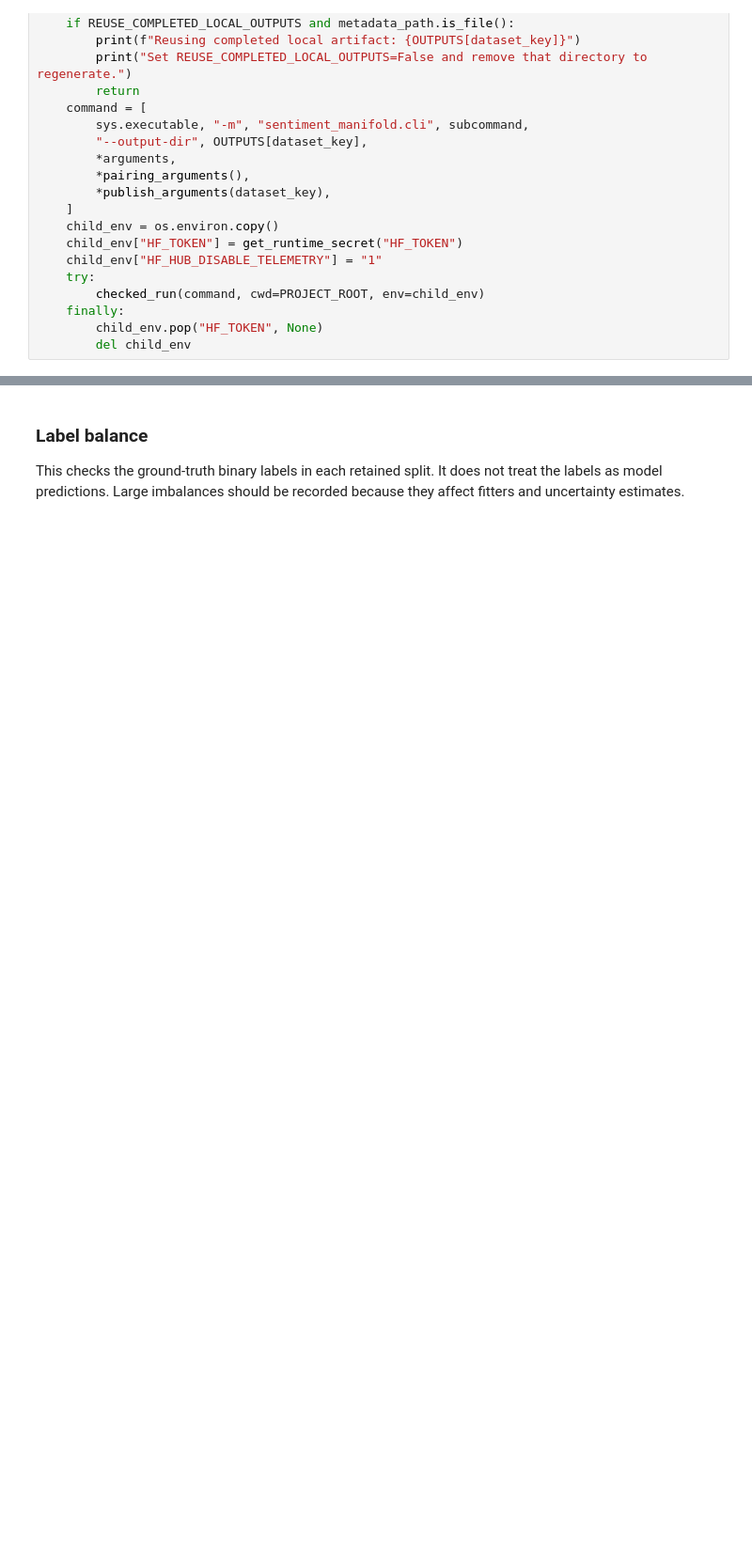
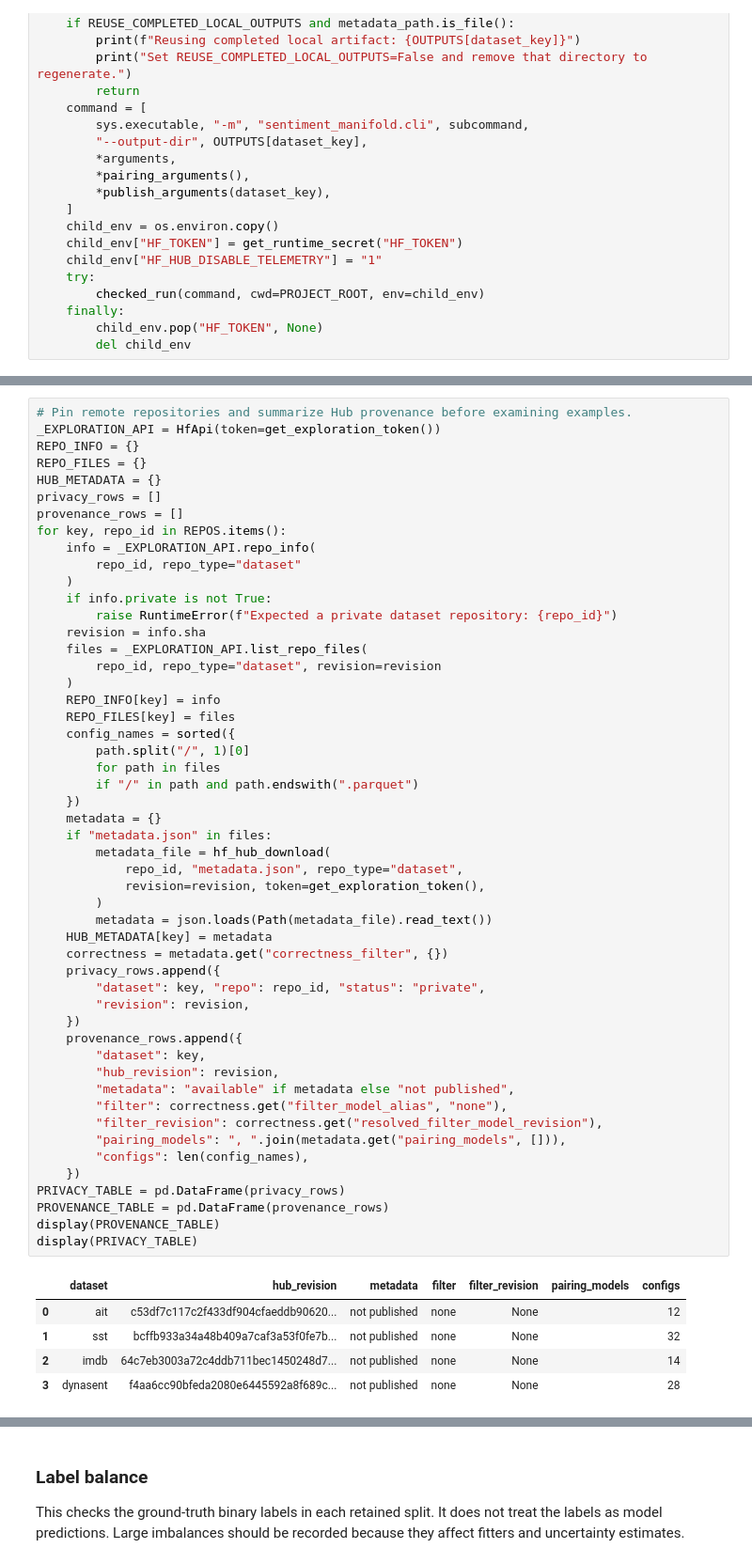
Before and after one commit to Adefioye/sentiment-manifold, a Jupyter notebook: notebooks/02_colab_preprocess_publish_explore_rq2.ipynb, the cells around one changed output, grey strips where cells are left out. Shown at 94% size. Saved outputs shown, nothing was run; the diff lists cells and outputs as text; blank space fills up the shorter version.

```diff
--- a/notebooks/02_colab_preprocess_publish_explore_rq2.ipynb
+++ b/notebooks/02_colab_preprocess_publish_explore_rq2.ipynb
@@ -472,0 +395,57 @@ The following cells read from the private Hub repositories when published and ot
+# %%
+# Pin remote repositories and summarize Hub provenance before examining examples.
+_EXPLORATION_API = HfApi(token=get_exploration_token())
+REPO_INFO = {}
+REPO_FILES = {}
+HUB_METADATA = {}
+privacy_rows = []
+provenance_rows = []
+for key, repo_id in REPOS.items():
+    info = _EXPLORATION_API.repo_info(
+        repo_id, repo_type="dataset"
+    )
+    if info.private is not True:
+        raise RuntimeError(f"Expected a private dataset repository: {repo_id}")
+    revision = info.sha
+    files = _EXPLORATION_API.list_repo_files(
+        repo_id, repo_type="dataset", revision=revision
+    )
+    REPO_INFO[key] = info
+    REPO_FILES[key] = files
+    config_names = sorted({
+        path.split("/", 1)[0]
+        for path in files
+        if "/" in path and path.endswith(".parquet")
+    })
+    metadata = {}
+    if "metadata.json" in files:
+        metadata_file = hf_hub_download(
+            repo_id, "metadata.json", repo_type="dataset",
+            revision=revision, token=get_exploration_token(),
+        )
+        metadata = json.loads(Path(metadata_file).read_text())
+    HUB_METADATA[key] = metadata
+    correctness = metadata.get("correctness_filter", {})
+    privacy_rows.append({
+        "dataset": key, "repo": repo_id, "status": "private",
+        "revision": revision,
+    })
+    provenance_rows.append({
+        "dataset": key,
+        "hub_revision": revision,
+        "metadata": "available" if metadata else "not published",
+        "filter": correctness.get("filter_model_alias", "none"),
+        "filter_revision": correctness.get("resolved_filter_model_revision"),
+        "pairing_models": ", ".join(metadata.get("pairing_models", [])),
+        "configs": len(config_names),
+    })
+PRIVACY_TABLE = pd.DataFrame(privacy_rows)
+PROVENANCE_TABLE = pd.DataFrame(provenance_rows)
+display(PROVENANCE_TABLE)
+display(PRIVACY_TABLE)
+# %% [output]
+|  | dataset | hub_revision | metadata | filter | filter_revision | pairing_models | configs |
+| 0 | ait | c53df7c117c2f433df904cfaeddb90620... | not published | none | None |  | 12 |
+| 1 | sst | bcffb933a34a48b409a7caf3a53f0fe7b... | not published | none | None |  | 32 |
+| 2 | imdb | 64c7eb3003a72c4ddb711bec1450248d7... | not published | none | None |  | 14 |
+| 3 | dynasent | f4aa6cc90bfeda2080e6445592a8f689c... | not published | none | None |  | 28 |
```
Also changed, not shown: parts of 33 cells of this notebook, 8 other files.
